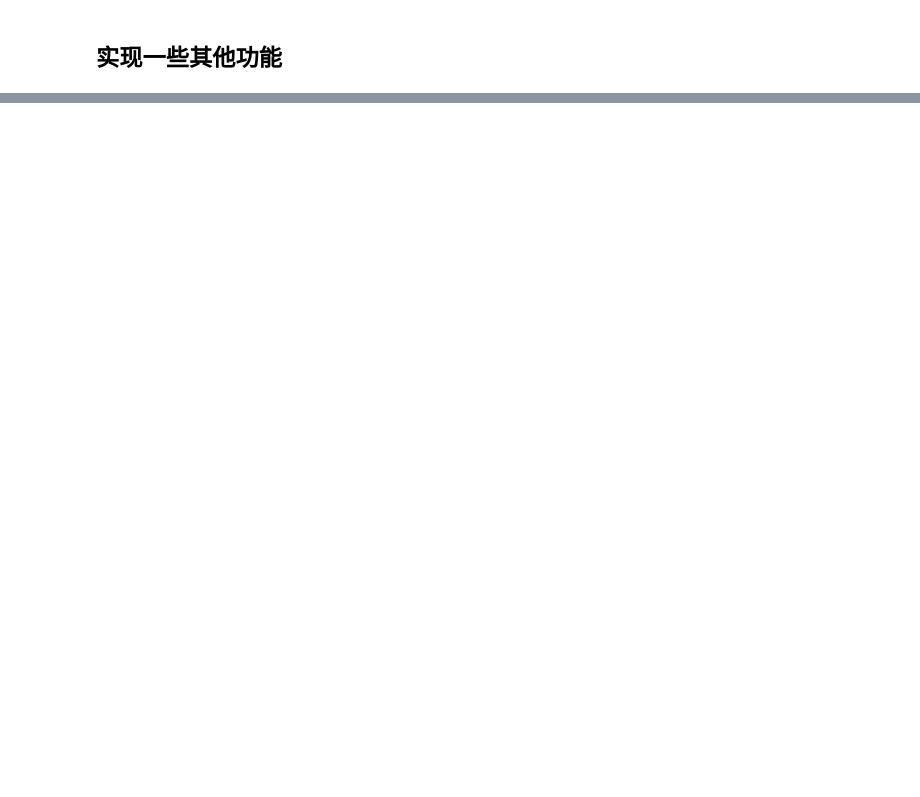
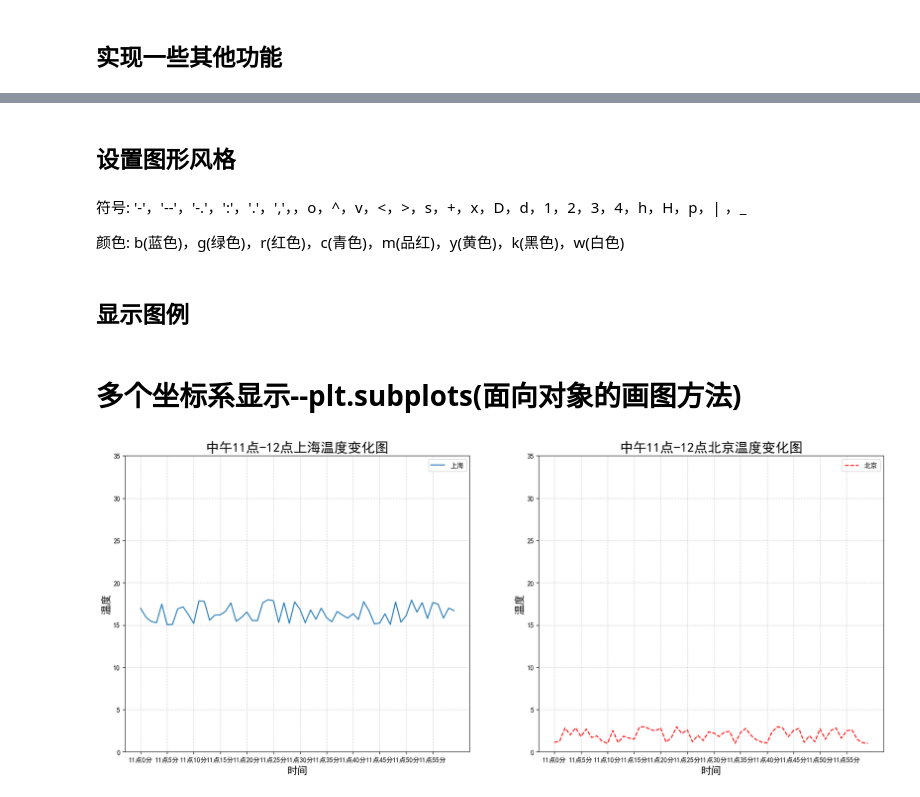
Before and after one commit to xiaohaiteng-zj/use_conda, a Jupyter notebook: matplotlib/2.基础图像的绘制.ipynb, the cells around one changed output, grey strips where cells are left out. Drawn from its saved outputs; the diff is of its cells as text; code cells hidden in the pictures; blank space fills up the shorter version.

```diff
--- a/matplotlib/2.基础图像的绘制.ipynb
+++ b/matplotlib/2.基础图像的绘制.ipynb
@@ -66,0 +110,2 @@ plt.show()
+# %% [markdown]
+## 设置图形风格
@@ -66,0 +114,6 @@ plt.show()
+# %% [markdown]
+符号:	'-'，'--'，'-.'，':'，'.'，','，，o，^，v，<，>，s，+，x，D，d，1，2，3，4，h，H，p，| ，_
+
+颜色:	b(蓝色)，g(绿色)，r(红色)，c(青色)，m(品红)，y(黄色)，k(黑色)，w(白色)
+# %% [markdown]
+## 显示图例
@@ -66,0 +125,60 @@ plt.show()
+# %% [markdown]
+# 多个坐标系显示--plt.subplots(面向对象的画图方法)
+# %%
+#  1.准备数据，x,y轴坐标
+x = range(60)
+y_sh = [random.uniform(15, 18) for i in range(60)]
+y_bj = [random.uniform(1, 3) for i in range(60)]
+
+#  2.创建画布
+# plt.figure(figsize=(20, 8), dpi=100)
+fig, axes = plt.subplots(nrows=1, ncols=2, figsize=(20, 8), dpi=100)
+
+#  3.绘制图像
+# plt.plot(x, y_sh, label="上海")
+# plt.plot(x, y_bj, color="r", linestyle="--", label="北京")
+axes[0].plot(x, y_sh, label="上海")
+axes[1].plot(x, y_bj, color="r", linestyle="--", label="北京")
+
+#  3.1 添加x,y轴刻度
+#  设置x,y轴刻度
+x_ticks_label = ["11点{}分".format(i) for i in x]
+y_ticks = range(40)
+
+# #  修改x,y轴刻度显示
+# plt.xticks(x[::5], x_ticks_label[::5])   # 坐标刻度不可以直接通过字符串进行修改
+# plt.yticks(y_ticks[::5])
+axes[0].set_xticks(x[::5])
+axes[0].set_xticklabels(x_ticks_label[::5])
+axes[0].set_yticks(y_ticks[::5])
+axes[1].set_xticks(x[::5])
+axes[1].set_xticklabels(x_ticks_label[::5])
+axes[1].set_yticks(y_ticks[::5])
+
+
+# #  3.2 添加网格显示
+# plt.grid(True, linestyle="--", alpha=0.5)
+axes[0].grid(True, linestyle="--", alpha=0.5)
+axes[1].grid(True, linestyle="--", alpha=0.5)
+
+# #  3.3 添加描述信息
+# plt.xlabel("时间", fontsize=15)
+# plt.ylabel("温度", fontsize=15)
+# plt.title("中午11点-12点某城市温度变化图", fontsize=20)
+axes[0].set_xlabel("时间", fontsize=15)
+axes[0].set_ylabel("温度", fontsize=15)
+axes[0].set_title("中午11点-12点上海温度变化图", fontsize=20)
+
+axes[1].set_xlabel("时间", fontsize=15)
+axes[1].set_ylabel("温度", fontsize=15)
+axes[1].set_title("中午11点-12点北京温度变化图", fontsize=20)
+
+# # 显示图例
+# plt.legend(loc="best")
+axes[0].legend(loc="best")
+axes[1].legend(loc="best")
+
+#  4.图像显示
+plt.show()
+# %% [output]
+[figure, added]
```
Also changed, not shown: parts of 11 cells of this notebook, 3 other files.
